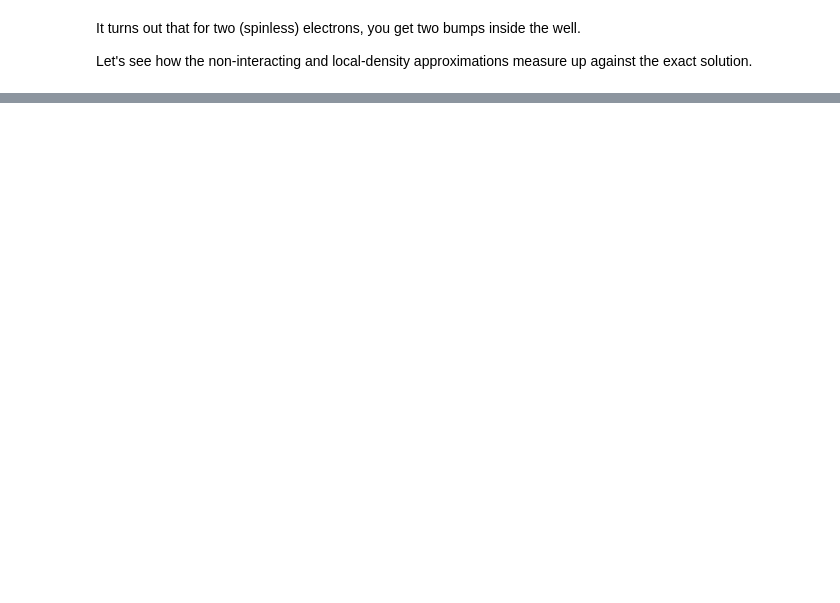
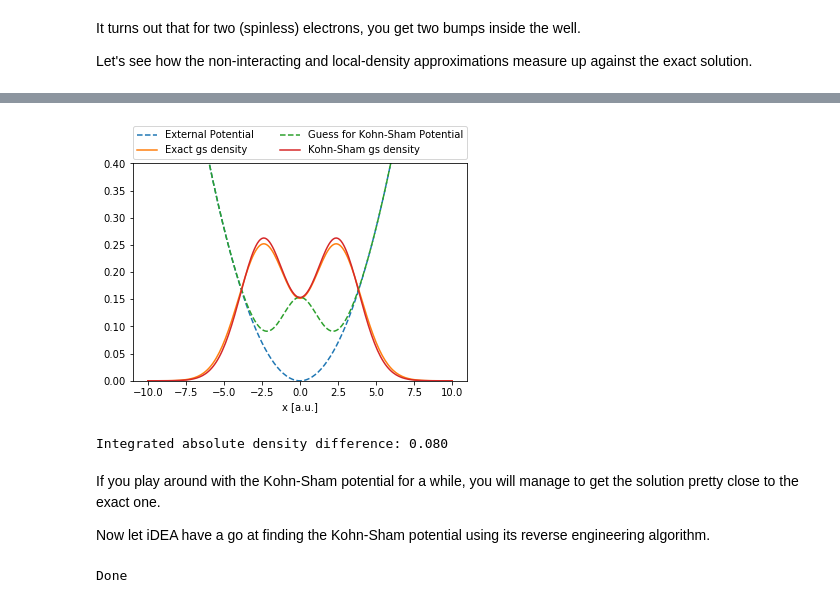
Before and after one commit to godby-group/idea-public, a Jupyter notebook: jupyter/01_well/well.ipynb, the cells around one changed output, grey strips where cells are left out. Drawn from its saved outputs; the diff is of its cells as text; code cells hidden in the pictures; blank space fills up the shorter version.

```diff
--- a/jupyter/01_well/well.ipynb
+++ b/jupyter/01_well/well.ipynb
@@ -130,0 +142,45 @@ yields the same density. Since we already know the exact $n(r)$, the task reduce
+# %%
+alpha=0.2   # prefactor of Gaussian bump
+sigma=1.3   # width of Gaussian bump
+def kohn_sham_guess(x):
+    return harmonic_well(x) + alpha / sigma * np.exp( -x**2 / (2*sigma**2))
+
+# now we run the non-interacting system for this Kohn-Sham potential
+pm.sys.v_ext = kohn_sham_guess
+pm.run.EXT  = False
+pm.run.LDA  = False
+pm.run.NON  = True
+pm.run.verbosity = 'low' # suppress text output
+results_non = pm.execute()  # this should be essentially instantaneous
+
+plt.plot(x,results.ext.gs_ext_vxt,'--', label = "External Potential")
+plt.plot(x,results.ext.gs_ext_den, label = "Exact gs density")
+
+plt.plot(x,results_non.non.gs_non_vxt,'--', label = "Guess for Kohn-Sham Potential")
+plt.plot(x,results_non.non.gs_non_den, label = "Kohn-Sham gs density")
+plt.legend(bbox_to_anchor=(0., 1.02, 1., .102), loc=3,
+           ncol=2, mode="expand", borderaxespad=0.)
+
+plt.xlabel("x [a.u.]")
+plt.ylim([0,0.4])
+plt.show()
+
+# computing the density-difference
+den_diff = np.abs(results.ext.gs_ext_den - results_non.non.gs_non_den)
+den_err = np.sum(den_diff) * pm.space.delta
+print("Integrated absolute density difference: {:.3f}".format(den_err))
+# %% [output]
+[figure, added]
+Integrated absolute density difference: 0.080
+# %% [markdown]
+If you play around with the Kohn-Sham potential for a while, you will manage to get the solution pretty close to the exact one.
+
+Now let iDEA have a go at finding the Kohn-Sham potential using its reverse engineering algorithm.
+# %%
+# again, this should take less than a minute
+pm.run.NON  = False
+pm.ext.RE = True     # reverse engineer exact density
+results_re = pm.execute()
+print("Done")
+# %% [output]
+Done
```
Also changed, not shown: parts of 11 cells of this notebook, 5 other files.
